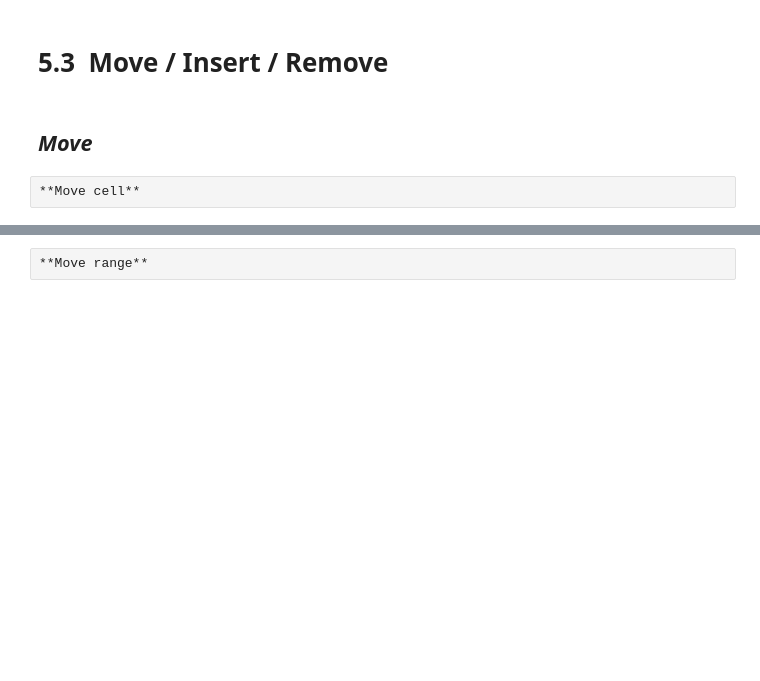
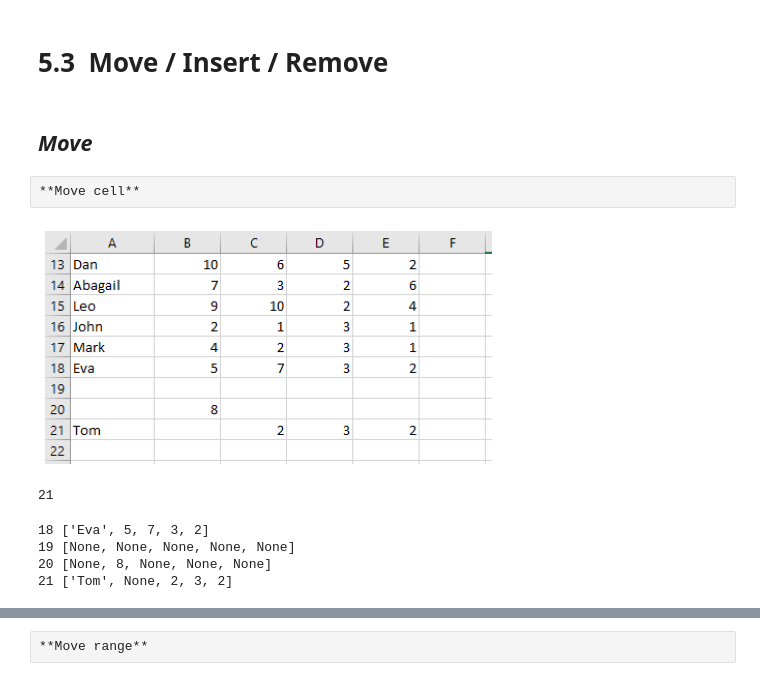
Before and after one commit to datalover2023/Module_3, a Jupyter notebook: Excel_processing_Basics_Colab_Module_3_backup_v2.ipynb, the cells around one changed output, grey strips where cells are left out. Cells and saved outputs as stored; diff of their text form; code cells hidden in the pictures; blank space fills up the shorter version.

```diff
--- a/Excel_processing_Basics_Colab_Module_3_backup_v2.ipynb
+++ b/Excel_processing_Basics_Colab_Module_3_backup_v2.ipynb
@@ -1310,12 +1287,23 @@ ws._move_cell(row =21,
 
 wb.save('Groceries_1.xlsx')
 # %%
-#
-img = mpimg.imread('images/img_19.png')
+# shift B21 with -1 offset (in Excel would be like cut/paste B21 to B20)
+img = mpimg.imread('images/img_19.PNG')
 plt.imshow(img)
 plt.axis('off')
 plt.show()
+# %% [output]
+[figure, added]
+# %%
+ws.max_row
+# %% [output]
+21
 # %%
-# see what was written
-for row in ws["A18:I22"]:
-    print ([x.value for x in row])
+# see excel with rows nb
+for idx, row in enumerate(ws["A18:E21"]):
+  print(idx+18, [x.value for x in row])
+# %% [output]
+18 ['Eva', 5, 7, 3, 2]
+19 [None, None, None, None, None]
+20 [None, 8, None, None, None]
+21 ['Tom', None, 2, 3, 2]
```
Also changed, not shown: parts of 87 cells of this notebook.
